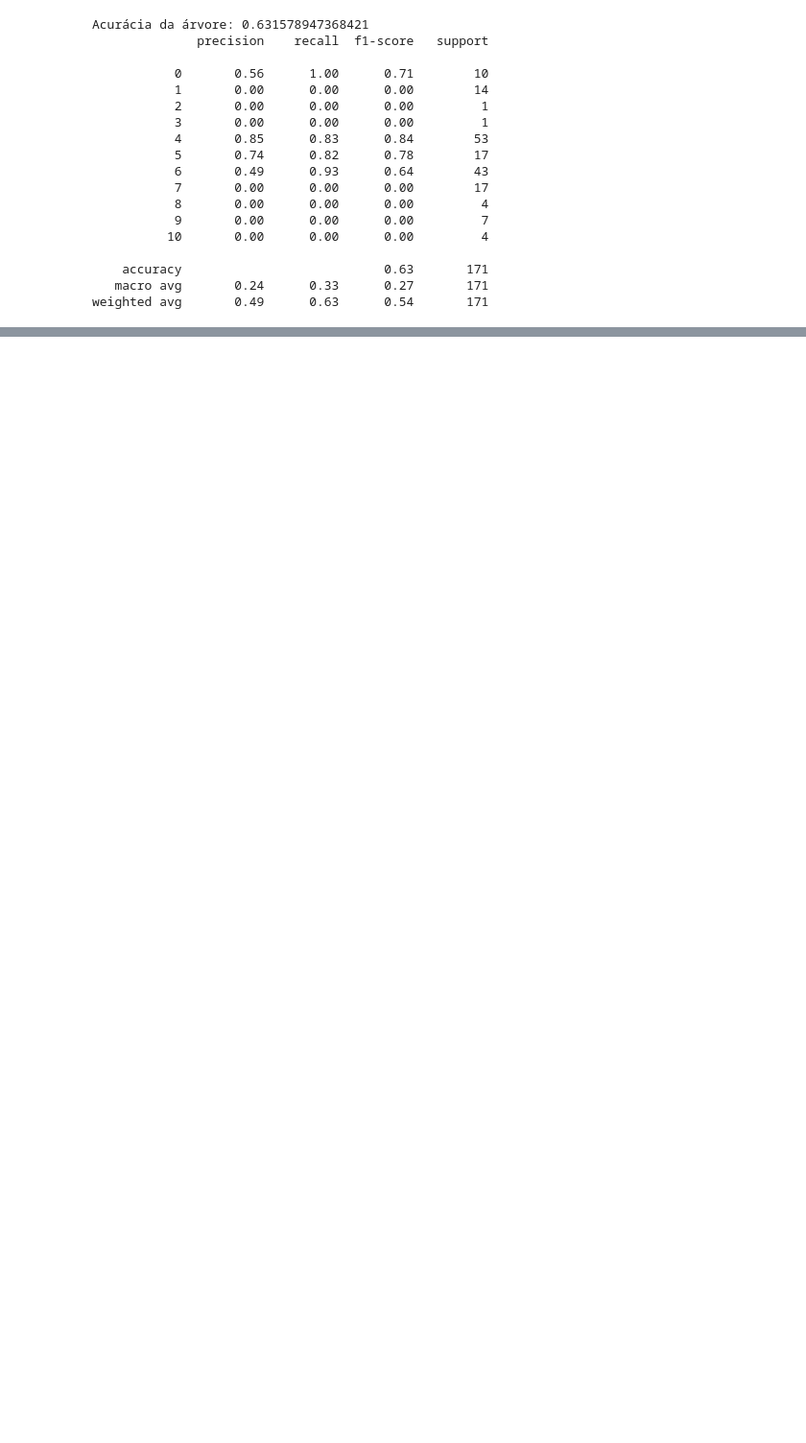
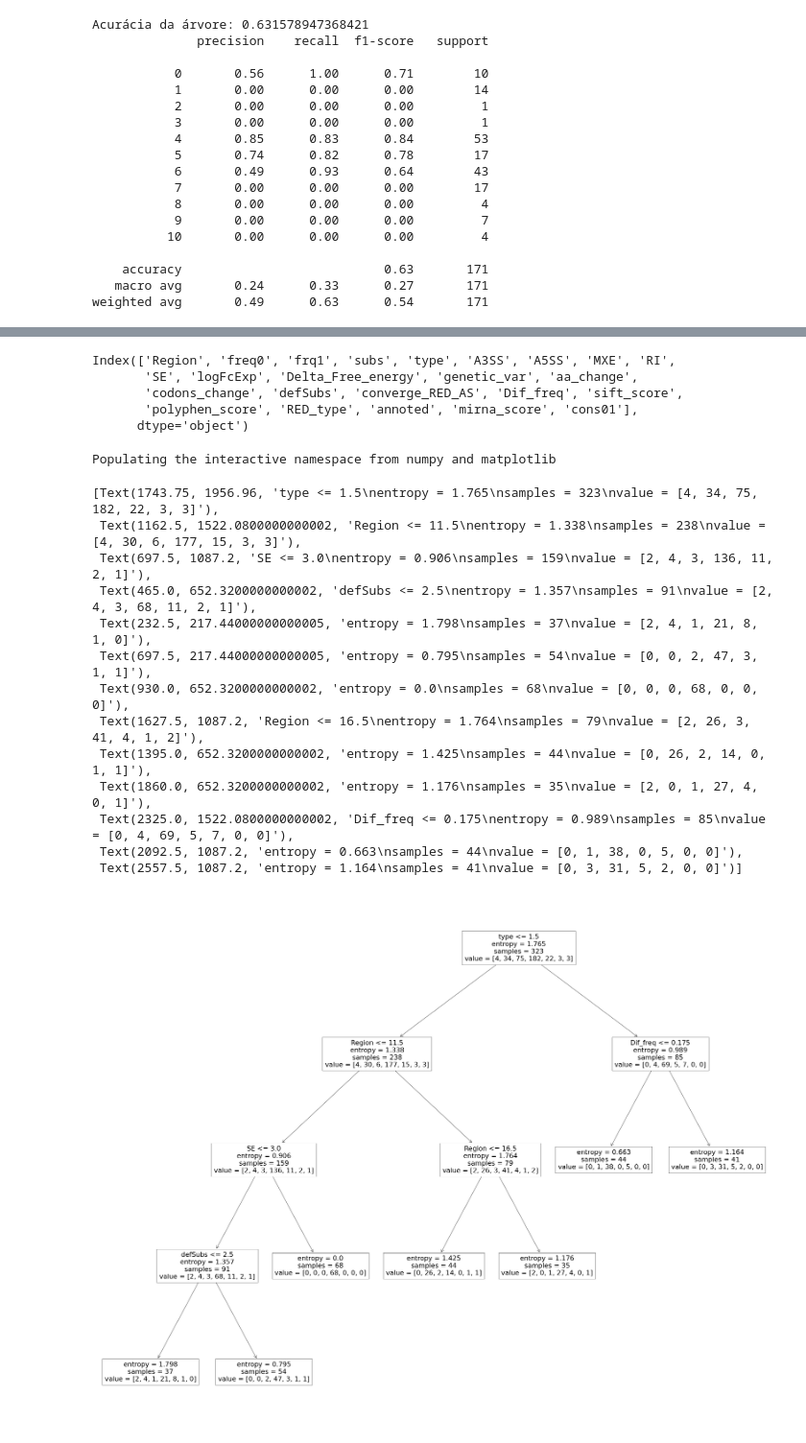
Before and after one commit to waldeyr/Pedro_RED_SPL, a Jupyter notebook: Pedro_SPL_most_severe_consequence_prediction.ipynb, the cells around one changed output, grey strips where cells are left out. Shown: that part at 96% size. Cells and saved outputs as stored; diff of their text form; code cells hidden in the pictures; blank space fills up the shorter version.

```diff
--- a/Pedro_SPL_most_severe_consequence_prediction.ipynb
+++ b/Pedro_SPL_most_severe_consequence_prediction.ipynb
@@ -233,0 +246,39 @@ weighted avg       0.49      0.63      0.54       171
+# %%
+df_new.columns
+# %% [output]
+Index(['Region', 'freq0', 'frq1', 'subs', 'type', 'A3SS', 'A5SS', 'MXE', 'RI',
+       'SE', 'logFcExp', 'Delta_Free_energy', 'genetic_var', 'aa_change',
+       'codons_change', 'defSubs', 'converge_RED_AS', 'Dif_freq', 'sift_score',
+       'polyphen_score', 'RED_type', 'annoted', 'mirna_score', 'cons01'],
+      dtype='object')
+# %%
+y = df_new['cons01'].values
+X = df_new.drop(['cons01'], axis=1)
+# %%
+X_treino, X_teste, y_treino, y_teste = train_test_split(X, y, test_size = 0.1, shuffle = True, random_state = 1)
+# %%
+arvore = DecisionTreeClassifier(criterion='entropy', max_depth=5, min_samples_leaf=30, random_state=0)
+# %%
+modelo = arvore.fit(X_treino, y_treino)
+# %%
+%pylab inline
+previsao = arvore.predict(X_teste)
+np.sqrt(mean_squared_error(y_teste, previsao))
+pylab.figure(figsize=(50,40))
+plot_tree(arvore, feature_names=X_treino.columns)
+# %% [output]
+Populating the interactive namespace from numpy and matplotlib
+[Text(1743.75, 1956.96, 'type <= 1.5\nentropy = 1.765\nsamples = 323\nvalue = [4, 34, 75, 182, 22, 3, 3]'),
+ Text(1162.5, 1522.0800000000002, 'Region <= 11.5\nentropy = 1.338\nsamples = 238\nvalue = [4, 30, 6, 177, 15, 3, 3]'),
+ Text(697.5, 1087.2, 'SE <= 3.0\nentropy = 0.906\nsamples = 159\nvalue = [2, 4, 3, 136, 11, 2, 1]'),
+ Text(465.0, 652.3200000000002, 'defSubs <= 2.5\nentropy = 1.357\nsamples = 91\nvalue = [2, 4, 3, 68, 11, 2, 1]'),
+ Text(232.5, 217.44000000000005, 'entropy = 1.798\nsamples = 37\nvalue = [2, 4, 1, 21, 8, 1, 0]'),
+ Text(697.5, 217.44000000000005, 'entropy = 0.795\nsamples = 54\nvalue = [0, 0, 2, 47, 3, 1, 1]'),
+ Text(930.0, 652.3200000000002, 'entropy = 0.0\nsamples = 68\nvalue = [0, 0, 0, 68, 0, 0, 0]'),
+ Text(1627.5, 1087.2, 'Region <= 16.5\nentropy = 1.764\nsamples = 79\nvalue = [2, 26, 3, 41, 4, 1, 2]'),
+ Text(1395.0, 652.3200000000002, 'entropy = 1.425\nsamples = 44\nvalue = [0, 26, 2, 14, 0, 1, 1]'),
+ Text(1860.0, 652.3200000000002, 'entropy = 1.176\nsamples = 35\nvalue = [2, 0, 1, 27, 4, 0, 1]'),
+ Text(2325.0, 1522.0800000000002, 'Dif_freq <= 0.175\nentropy = 0.989\nsamples = 85\nvalue = [0, 4, 69, 5, 7, 0, 0]'),
+ Text(2092.5, 1087.2, 'entropy = 0.663\nsamples = 44\nvalue = [0, 1, 38, 0, 5, 0, 0]'),
+ Text(2557.5, 1087.2, 'entropy = 1.164\nsamples = 41\nvalue = [0, 3, 31, 5, 2, 0, 0]')]
+[figure, added]
```
Also changed, not shown: parts of 16 cells of this notebook.
